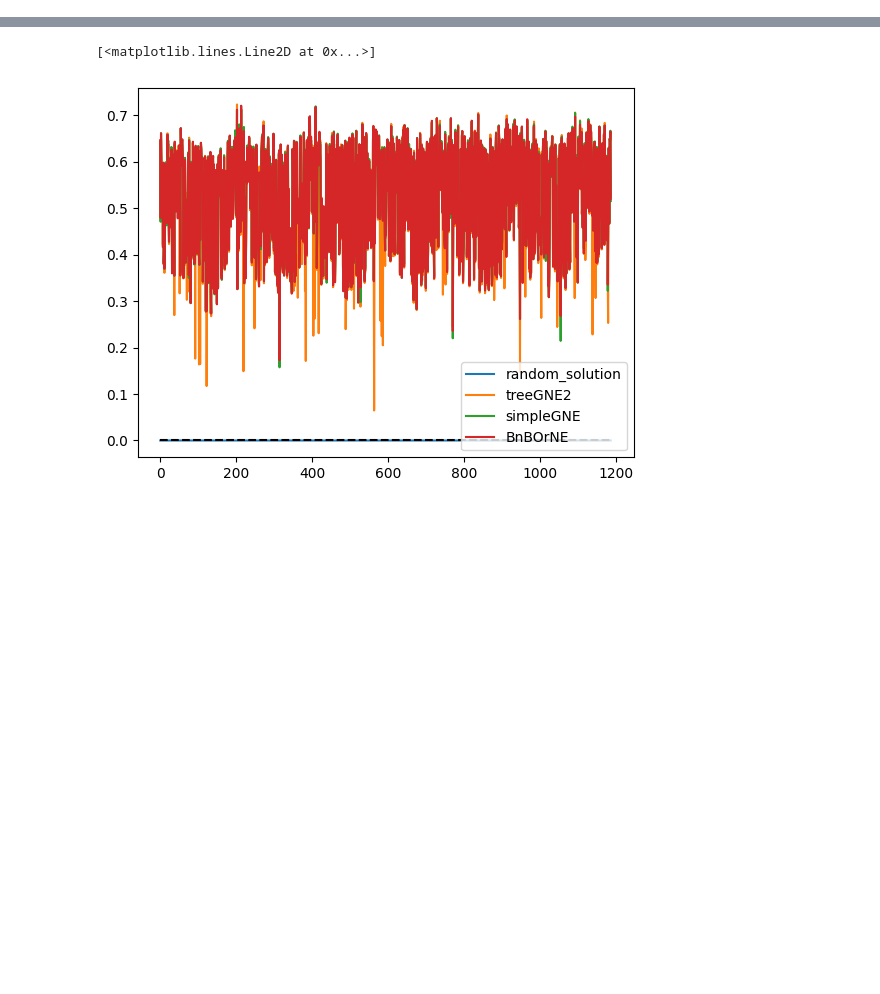
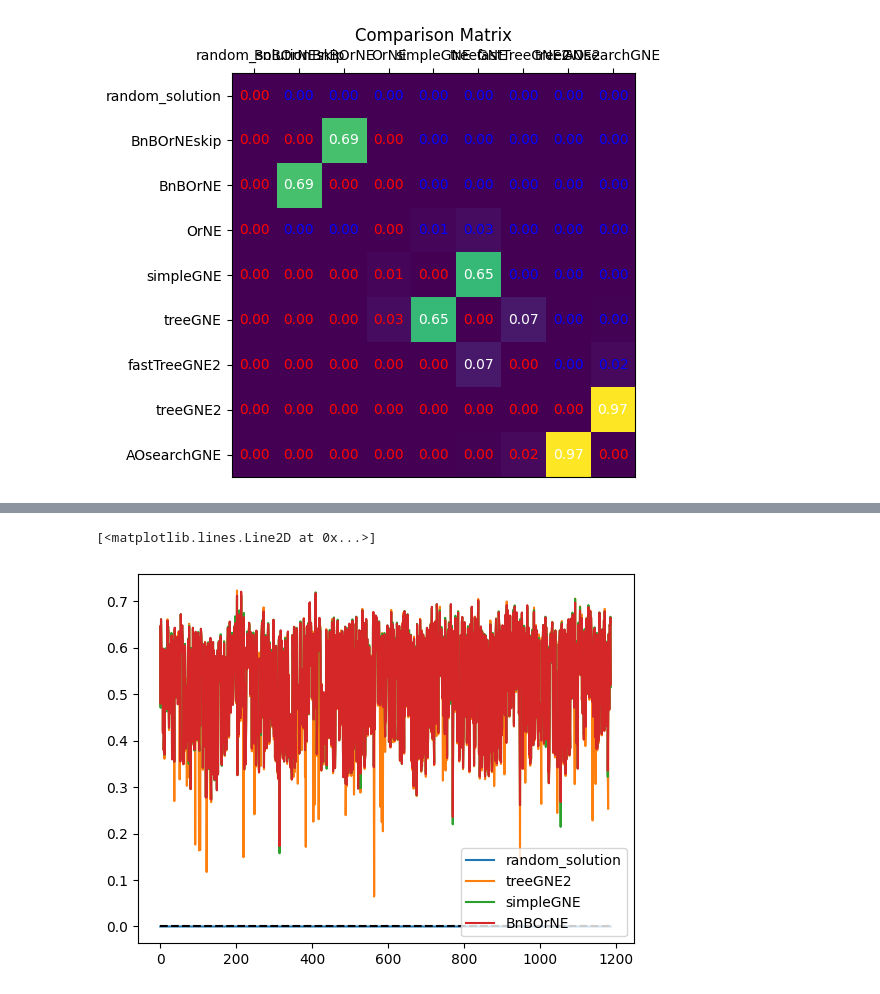
Before and after one commit to thanhan910/MATA-AND-OR, a Jupyter notebook: vis-1000.ipynb, the cells around one changed output, grey strips where cells are left out. Cells and saved outputs as stored; diff of their text form; code cells hidden in the pictures; blank space fills up the shorter version.

```diff
--- a/vis-1000.ipynb
+++ b/vis-1000.ipynb
@@ -20,3 +21,6 @@ all_algorithms = [
     'BnBOrNE',
     'BnBOrNEskip'
 ]
+# %%
+algorithm_rewards = {algorithm: [d[algorithm]['reward'] for d in data] for algorithm in all_algorithms}
+algorithm_time = {algorithm: [d[algorithm]['time'] for d in data] for algorithm in all_algorithms}
@@ -22,0 +160,4 @@ all_algorithms = [
+# %%
+compare_and_plot_algorithms(algorithm_time)
+# %% [output]
+[figure, added]
```
Also changed, not shown: parts of 16 cells of this notebook.
